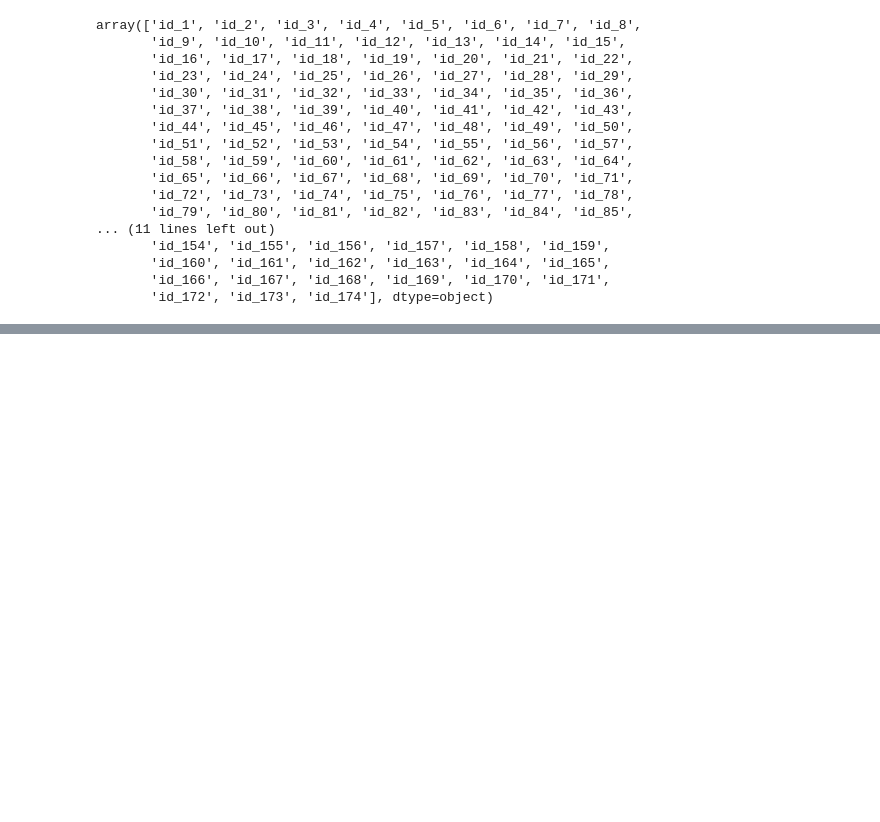
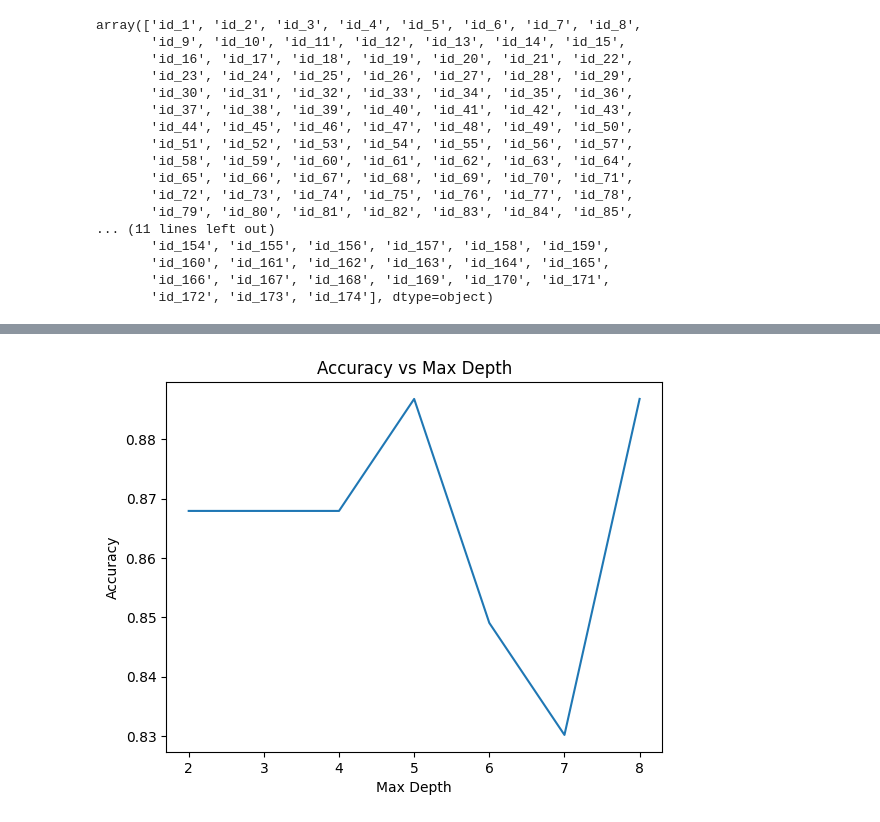
Before and after one commit to Himanshu-Barange/Deep-Learning-Projects, a Jupyter notebook: Alzeihmer's_Detection_Using_Handwriting.ipynb, the cells around one changed output, grey strips where cells are left out. Drawn from its saved outputs; the diff is of its cells as text; code cells hidden in the pictures; blank space fills up the shorter version.

```diff
--- a/Alzeihmer's_Detection_Using_Handwriting.ipynb
+++ b/Alzeihmer's_Detection_Using_Handwriting.ipynb
@@ -311,0 +456,15 @@ Epoch 6/6
+# %%
+values = [2, 3, 4, 5, 6, 7, 8]
+result = {}
+for value in values:
+    xtree = ExtraTreesClassifier(max_depth = value, random_state=36).fit(x_train, y_train)
+    predictions = xtree.predict(x_test)
+    result[value] = accuracy_score(y_test, predictions)
+
+plt.plot(values, list(result.values()))
+plt.xlabel('Max Depth')
+plt.ylabel('Accuracy')
+plt.title('Accuracy vs Max Depth')
+plt.show()
+# %% [output]
+[figure, added]
```
Also changed, not shown: parts of 47 cells of this notebook.
